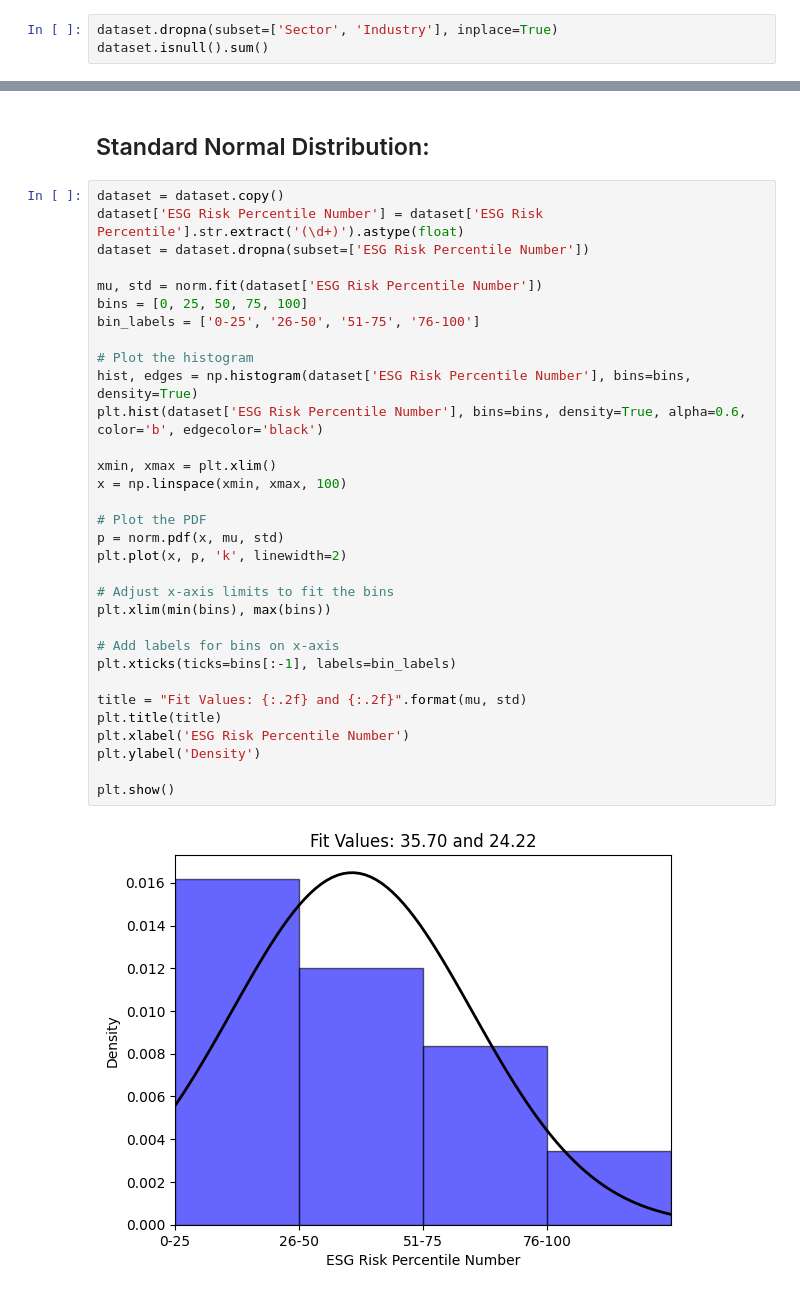
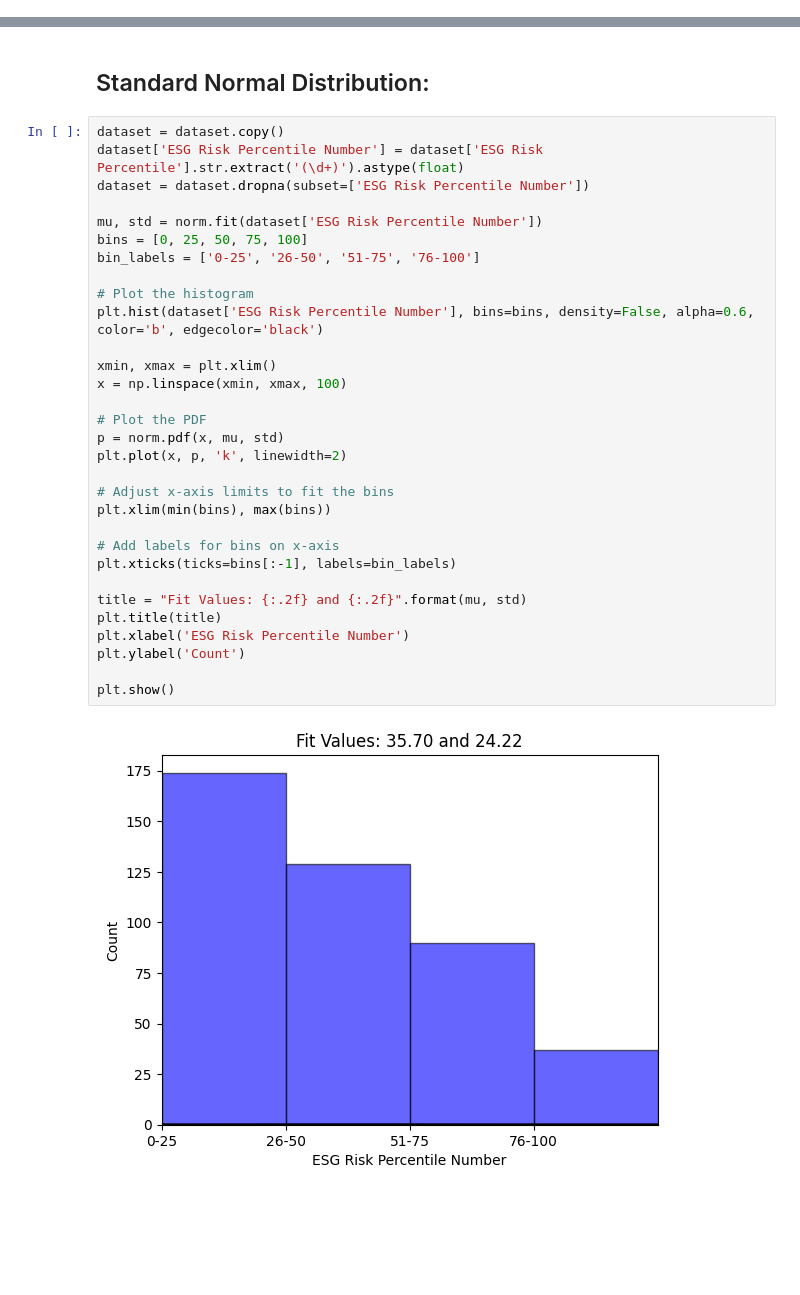
Before and after one commit to AnnaMrowca/ESG_Analysis, a Jupyter notebook: SP_500_ESG_Risk_Analysis.ipynb, the cells around one changed output, grey strips where cells are left out. Drawn from its saved outputs; the diff is of its cells as text; blank space fills up the shorter version.

```diff
--- a/SP_500_ESG_Risk_Analysis.ipynb
+++ b/SP_500_ESG_Risk_Analysis.ipynb
@@ -35,3 +30,0 @@ Shape of dataset with all scores complete: (430, 15)
-# %%
-dataset.dropna(subset=['Sector', 'Industry'], inplace=True)
-dataset.isnull().sum()
@@ -98,34 +169,33 @@ plt.show()
 # %%
 dataset = dataset.copy()
 dataset['ESG Risk Percentile Number'] = dataset['ESG Risk Percentile'].str.extract('(\d+)').astype(float)
 dataset = dataset.dropna(subset=['ESG Risk Percentile Number'])
 
 mu, std = norm.fit(dataset['ESG Risk Percentile Number'])
 bins = [0, 25, 50, 75, 100]
 bin_labels = ['0-25', '26-50', '51-75', '76-100']
 
 # Plot the histogram
-hist, edges = np.histogram(dataset['ESG Risk Percentile Number'], bins=bins, density=True)
-plt.hist(dataset['ESG Risk Percentile Number'], bins=bins, density=True, alpha=0.6, color='b', edgecolor='black')
+plt.hist(dataset['ESG Risk Percentile Number'], bins=bins, density=False, alpha=0.6, color='b', edgecolor='black')
 
 xmin, xmax = plt.xlim()
 x = np.linspace(xmin, xmax, 100)
 
 # Plot the PDF
 p = norm.pdf(x, mu, std)
 plt.plot(x, p, 'k', linewidth=2)
 
 # Adjust x-axis limits to fit the bins
 plt.xlim(min(bins), max(bins))
 
 # Add labels for bins on x-axis
 plt.xticks(ticks=bins[:-1], labels=bin_labels)
 
 title = "Fit Values: {:.2f} and {:.2f}".format(mu, std)
 plt.title(title)
 plt.xlabel('ESG Risk Percentile Number')
-plt.ylabel('Density')
+plt.ylabel('Count')
 
 plt.show()
 # %% [output]
-[figure, old version]
+[figure, new version]
```
Also changed, not shown: parts of 12 cells of this notebook.
